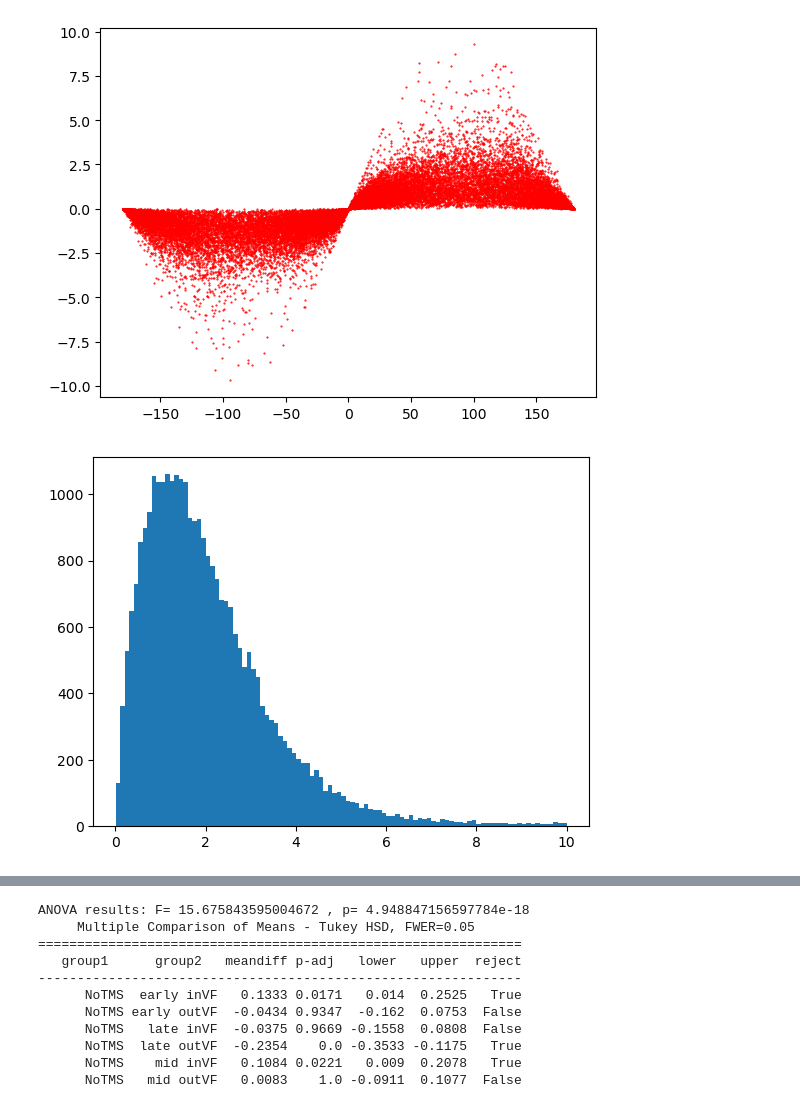
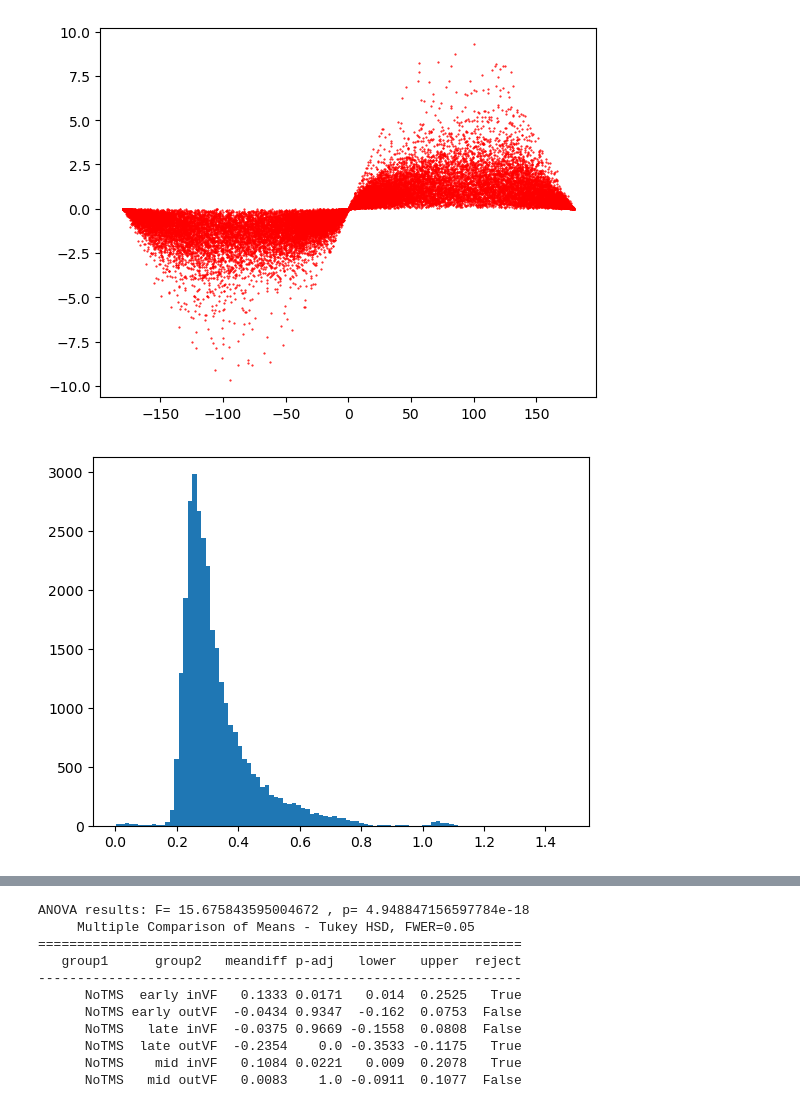
Before and after one commit to mindemory/mgs_stimul, a Jupyter notebook: mgsAnalysis/analysisEye/main.ipynb, the cells around one changed output, grey strips where cells are left out. Saved outputs shown, nothing was run; the diff lists cells and outputs as text; code cells hidden in the pictures.

```diff
--- a/mgsAnalysis/analysisEye/main.ipynb
+++ b/mgsAnalysis/analysisEye/main.ipynb
@@ -193,10 +154,10 @@ plt.show()
 [figure]
 # %%
 plt.figure()
-plt.hist(df['ierr'], bins = 100)
+plt.hist(df_orig['isacc_rt'], bins = 100)
 plt.show()
 # %% [output]
-[figure, old version]
+[figure, new version]
 # %%
 df['ierr'].mean() + 3*df['ierr'].std()
 # %% [output]
```
Also changed, not shown: parts of 9 cells of this notebook, 1 other file.
